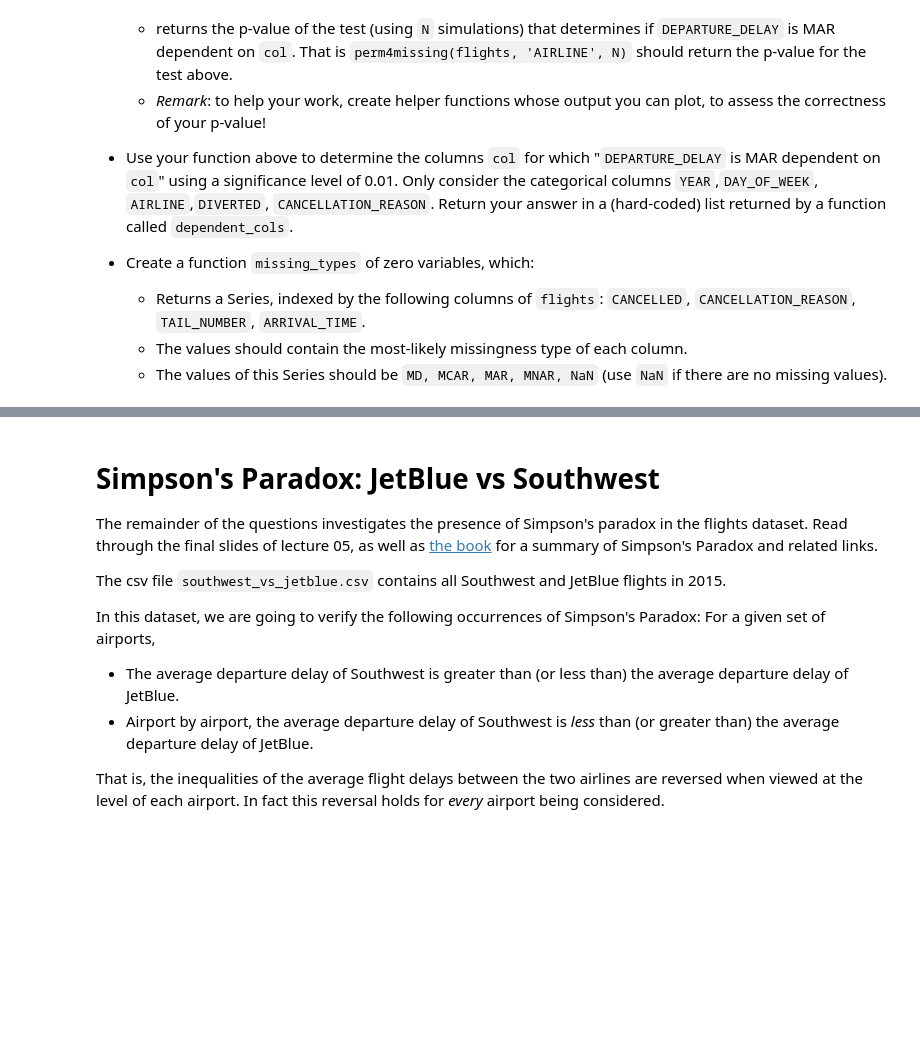
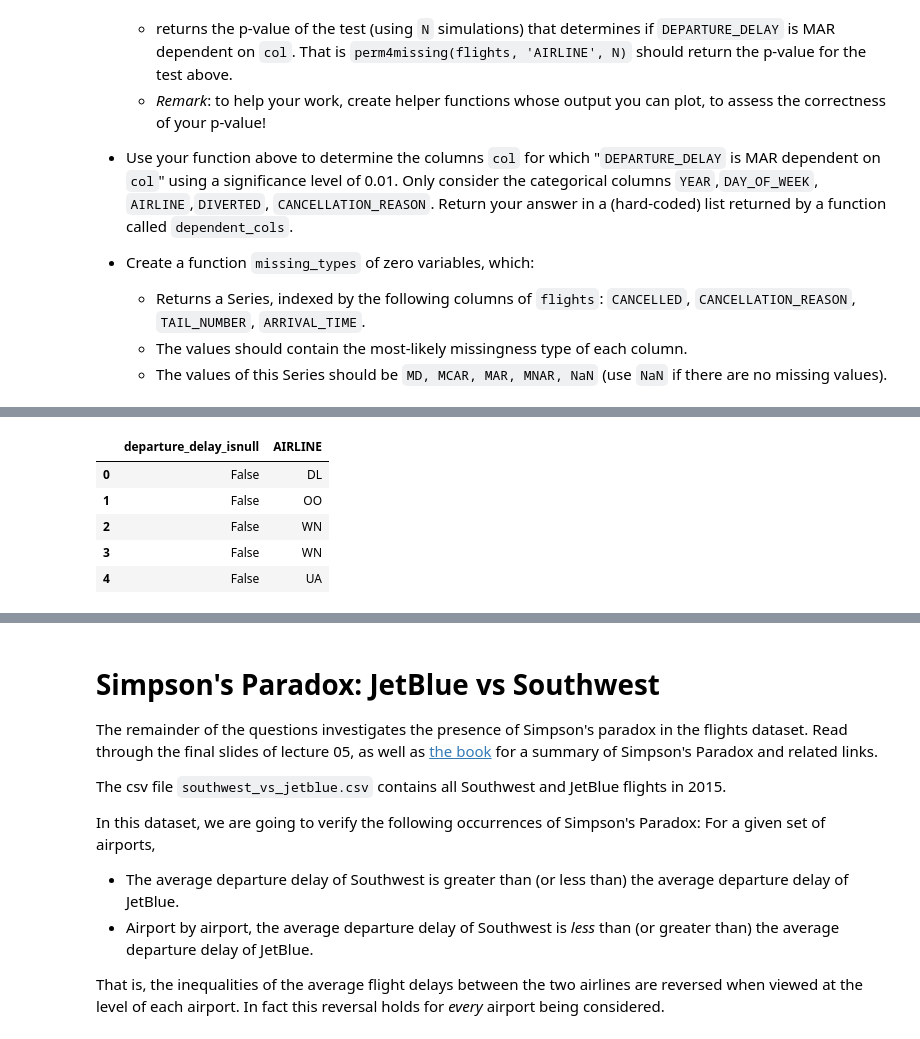
Before and after one commit to zhg061/dsc80-project-2, a Jupyter notebook: project02.ipynb, the cells around one changed output, grey strips where cells are left out. Cells and saved outputs as stored; diff of their text form; code cells hidden in the pictures; blank space fills up the shorter version.

```diff
--- a/project02.ipynb
+++ b/project02.ipynb
@@ -597,0 +713,10 @@ Now we'd like to determine missingness of the column `DEPARTURE_DELAY`. In parti
+# %%
+flights_dep = flights.assign(departure_delay_isnull = flights['DEPARTURE_DELAY'].isnull())[['departure_delay_isnull', 'AIRLINE']]
+flights_dep.head()
+# %% [output]
+|  | departure_delay_isnull | AIRLINE |
+| 0 | False | DL |
+| 1 | False | OO |
+| 2 | False | WN |
+| 3 | False | WN |
+| 4 | False | UA |
```
Also changed, not shown: parts of 22 cells of this notebook, 1 other file.
